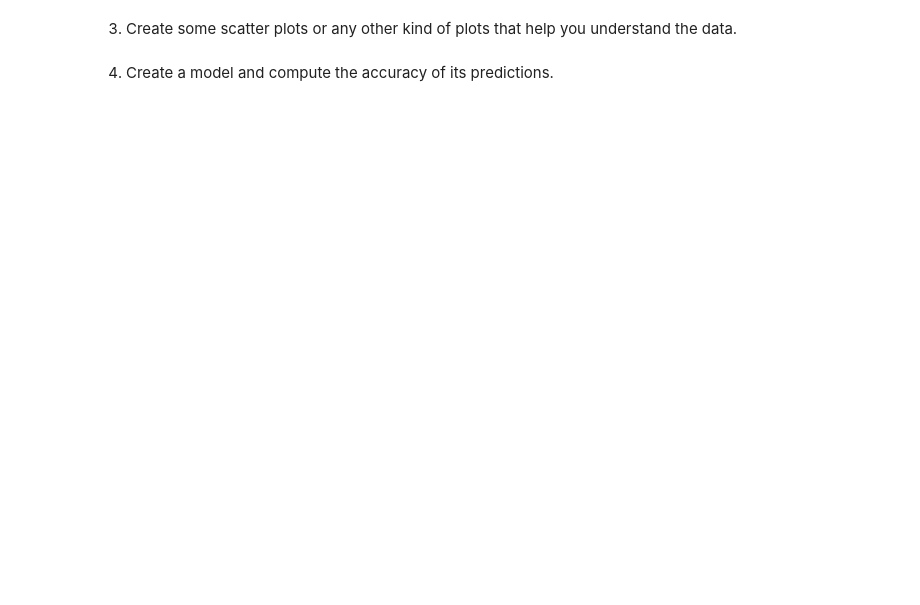
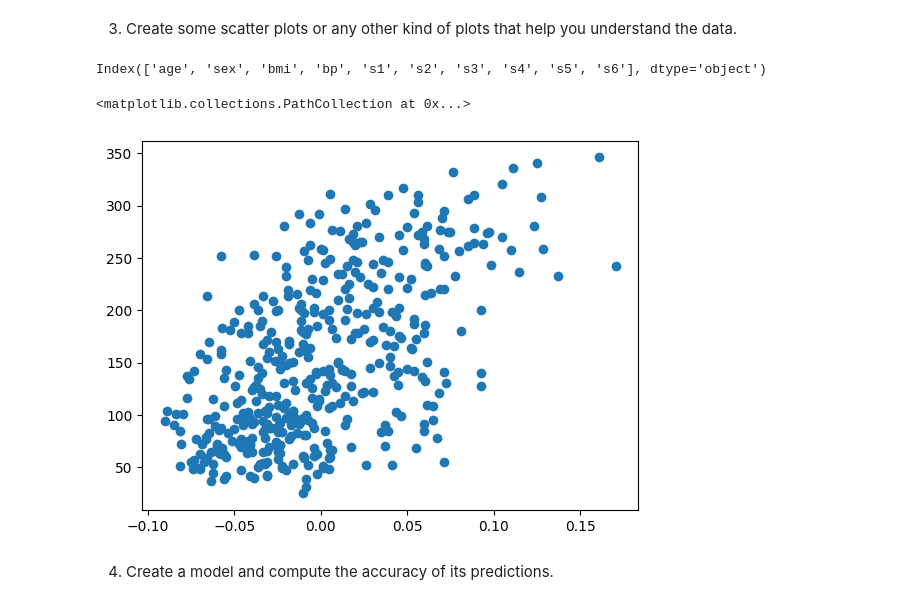
Before and after one commit to AdrienPiette/LGG-Thomas4, a Jupyter notebook: 02-TheHill/MachineLearningIntro/02-ModelingStructuredData/01-Regression/03-drills-regression.ipynb, the cells around one changed output. Cells and saved outputs as stored; diff of their text form; code cells hidden in the pictures; blank space fills up the shorter version.

```diff
--- a/02-TheHill/MachineLearningIntro/02-ModelingStructuredData/01-Regression/03-drills-regression.ipynb
+++ b/02-TheHill/MachineLearningIntro/02-ModelingStructuredData/01-Regression/03-drills-regression.ipynb
@@ -20,4 +33,11 @@ df = pd.DataFrame(data=diabetes.data, columns=diabetes.feature_names)
 # %% [markdown]
 3. Create some scatter plots or any other kind of plots that help you understand the data.
+# %%
+print(df.columns)
+plt.scatter(df['bmi'], diabetes.target)
+# %% [output]
+Index(['age', 'sex', 'bmi', 'bp', 's1', 's2', 's3', 's4', 's5', 's6'], dtype='object')
+<matplotlib.collections.PathCollection at 0x...>
+[figure, added]
 # %% [markdown]
 4. Create a model and compute the accuracy of its predictions.
```
Also changed, not shown: parts of 3 cells of this notebook, 5 other files.
